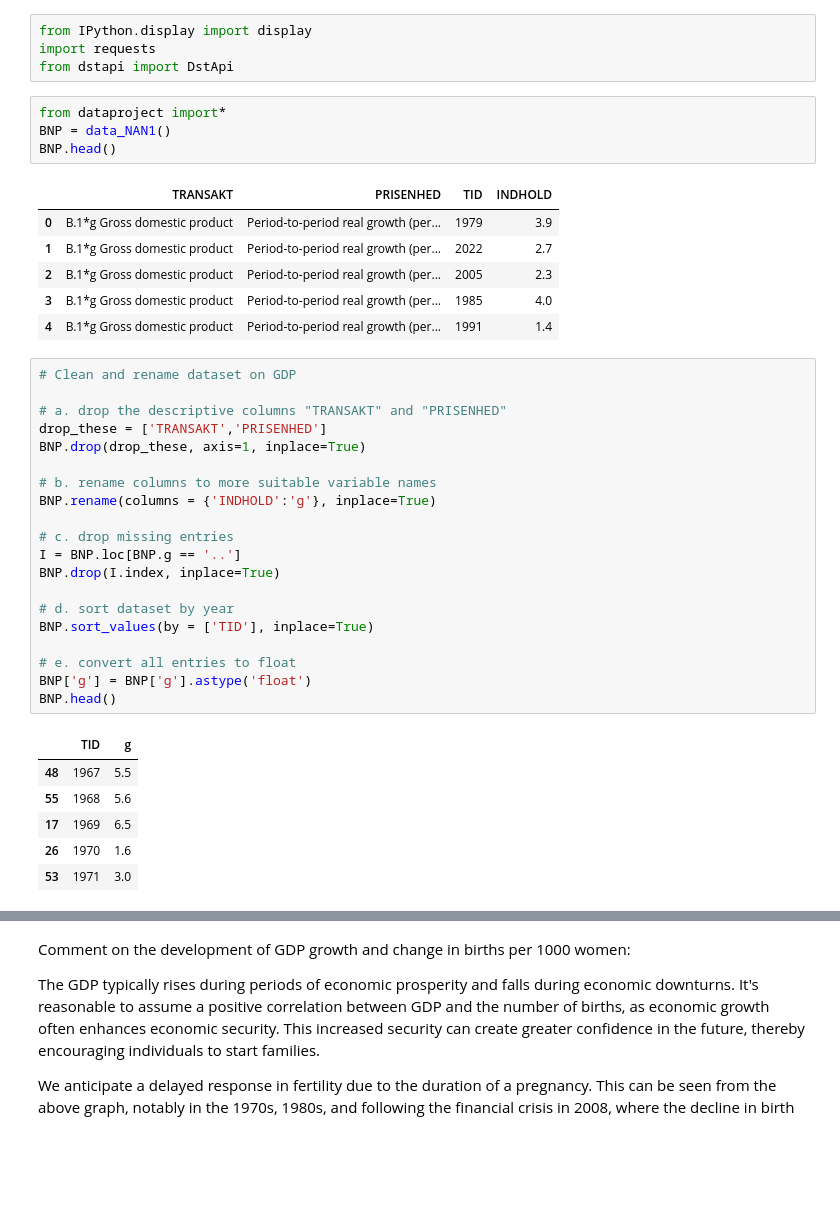
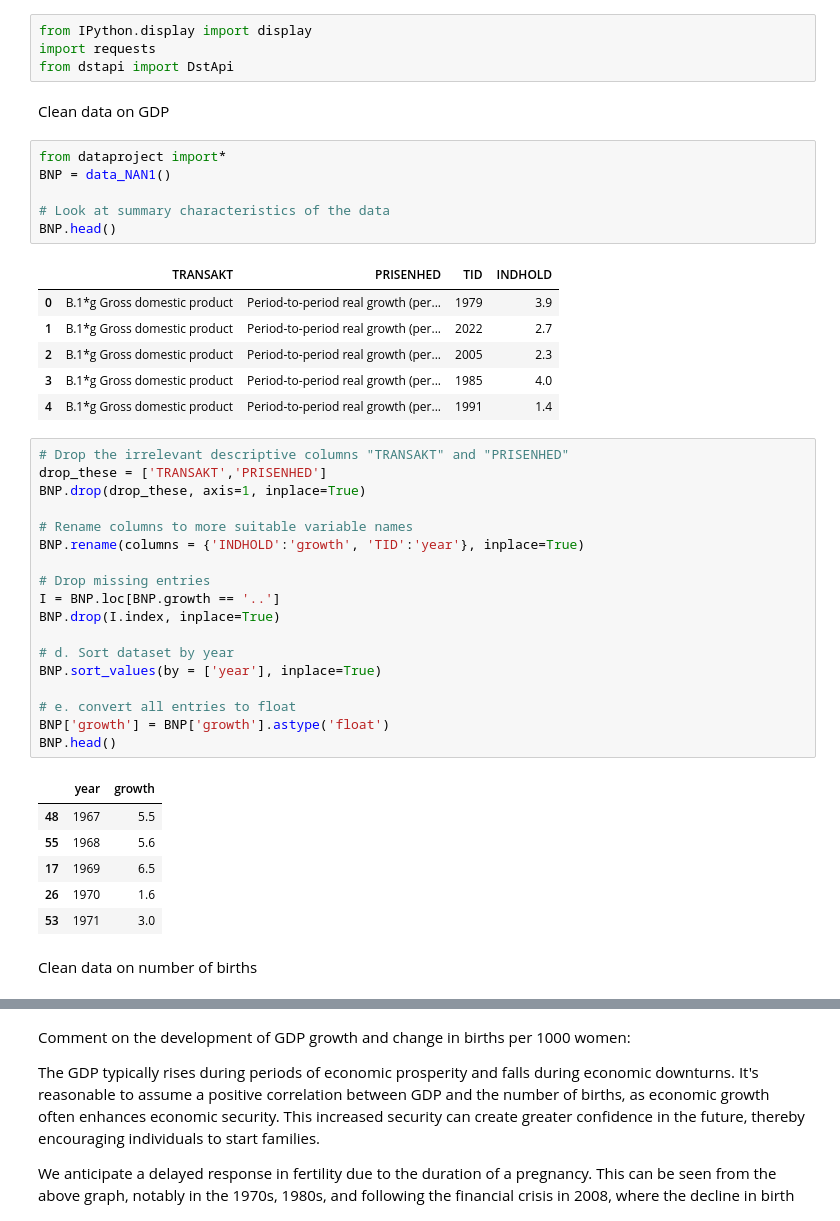
Before and after one commit to NumEconCopenhagen/projects-2024-anne-sofie-ida-anna-livia, a Jupyter notebook: dataproject/dataproject.ipynb, the cells around one changed output, grey strips where cells are left out. Saved outputs shown, nothing was run; the diff lists cells and outputs as text; blank space fills up the shorter version.

```diff
--- a/dataproject/dataproject.ipynb
+++ b/dataproject/dataproject.ipynb
@@ -63,9 +57,13 @@ Note: you may need to restart the kernel to use updated packages.
 from IPython.display import display
 import requests
 from dstapi import DstApi
+# %% [markdown]
+Clean data on GDP
 # %%
 from dataproject import*
 BNP = data_NAN1()
+
+# Look at summary characteristics of the data
 BNP.head()
 # %% [output]
 |  | TRANSAKT | PRISENHED | TID | INDHOLD |
@@ -75,30 +73,30 @@ BNP.head()
 | 3 | B.1*g Gross domestic product | Period-to-period real growth (per... | 1985 | 4.0 |
 | 4 | B.1*g Gross domestic product | Period-to-period real growth (per... | 1991 | 1.4 |
 # %%
-# Clean and rename dataset on GDP
-
-# a. drop the descriptive columns "TRANSAKT" and "PRISENHED"
+# Drop the irrelevant descriptive columns "TRANSAKT" and "PRISENHED"
 drop_these = ['TRANSAKT','PRISENHED']
 BNP.drop(drop_these, axis=1, inplace=True)
 
-# b. rename columns to more suitable variable names
-BNP.rename(columns = {'INDHOLD':'g'}, inplace=True)
+# Rename columns to more suitable variable names
+BNP.rename(columns = {'INDHOLD':'growth', 'TID':'year'}, inplace=True)
 
-# c. drop missing entries
-I = BNP.loc[BNP.g == '..']
+# Drop missing entries
+I = BNP.loc[BNP.growth == '..']
 BNP.drop(I.index, inplace=True)
 
-# d. sort dataset by year
-BNP.sort_values(by = ['TID'], inplace=True)
+# d. Sort dataset by year
+BNP.sort_values(by = ['year'], inplace=True)
 
 # e. convert all entries to float
-BNP['g'] = BNP['g'].astype('float')
+BNP['growth'] = BNP['growth'].astype('float')
 BNP.head()
 # %% [output]
-|  | TID | g |
+|  | year | growth |
 | 48 | 1967 | 5.5 |
 | 55 | 1968 | 5.6 |
 | 17 | 1969 | 6.5 |
 | 26 | 1970 | 1.6 |
 | 53 | 1971 | 3.0 |
+# %% [markdown]
+Clean data on number of births
 # %%
```
Also changed, not shown: parts of 19 cells of this notebook, 1 other file.
